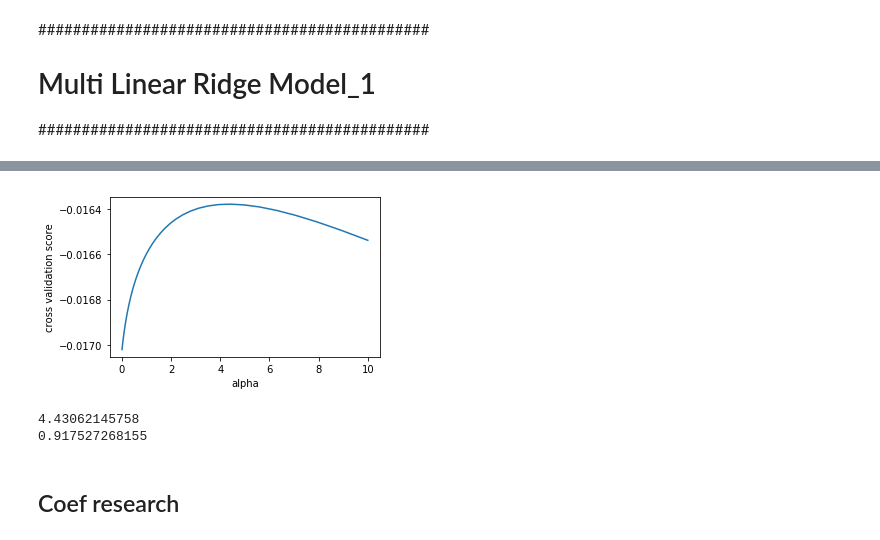
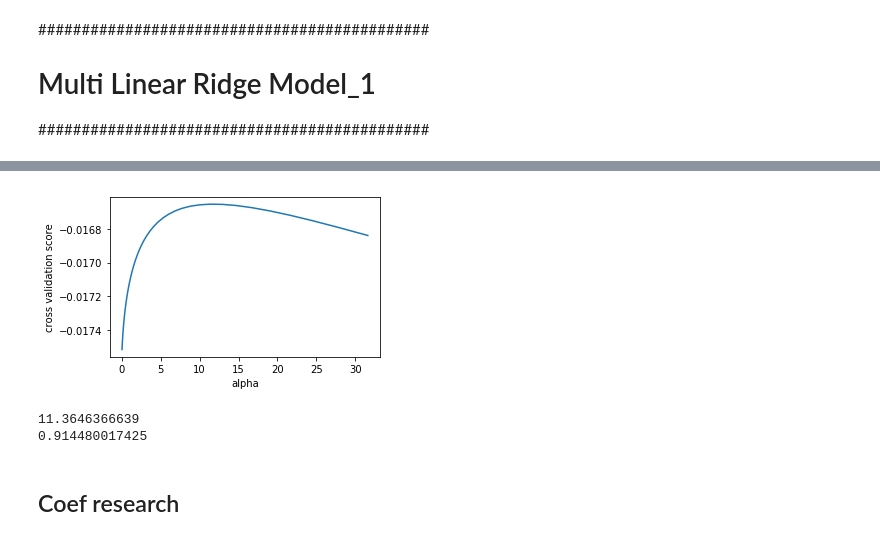
Before and after one commit to joshualee791204/Octopus, a Jupyter notebook: Jason/Models.ipynb, the cells around one changed output, grey strips where cells are left out. Drawn from its saved outputs; the diff is of its cells as text; code cells hidden in the pictures.

```diff
--- a/Jason/Models.ipynb
+++ b/Jason/Models.ipynb
@@ -106,28 +115,28 @@ y_train = [log((y_train_raw[i] - x_train_raw['MiscVal'][i])) for i in range(len(
 # %%
 from sklearn import linear_model
 from sklearn.model_selection import cross_val_score
-alphas = np.logspace(-4, 1, 100)
+alphas = np.logspace(-4, 1.5, 100)
 
 plt.figure(figsize=(5, 3))
 
 scores = [cross_val_score(linear_model.Ridge(alpha, normalize=False), x_train, y_train, cv=5, scoring='neg_mean_squared_error').mean() for alpha in alphas]
 plt.plot(alphas, scores)
 
 plt.legend(loc='lower left')
 plt.xlabel('alpha')
 plt.ylabel('cross validation score')
 plt.tight_layout()
 plt.show()
 # %% [output]
-[figure, old version]
+[figure, new version]
 # %%
 ridge_1st = linear_model.Ridge(alphas[np.argmax(scores)], normalize=False)
 ridge_1st.fit(x_train, y_train)
 print(alphas[np.argmax(scores)])
 print(ridge_1st.score(x_train, y_train))
 # %% [output]
-4.43062145758
-0.917527268155
+11.3646366639
+0.914480017425
 # %%
 model_to_csv(ridge_1st, x_test, test_ID, 'mul_ridge_1st.csv')
 # %% [markdown]
```
Also changed, not shown: parts of 51 cells of this notebook, 11 other files.
